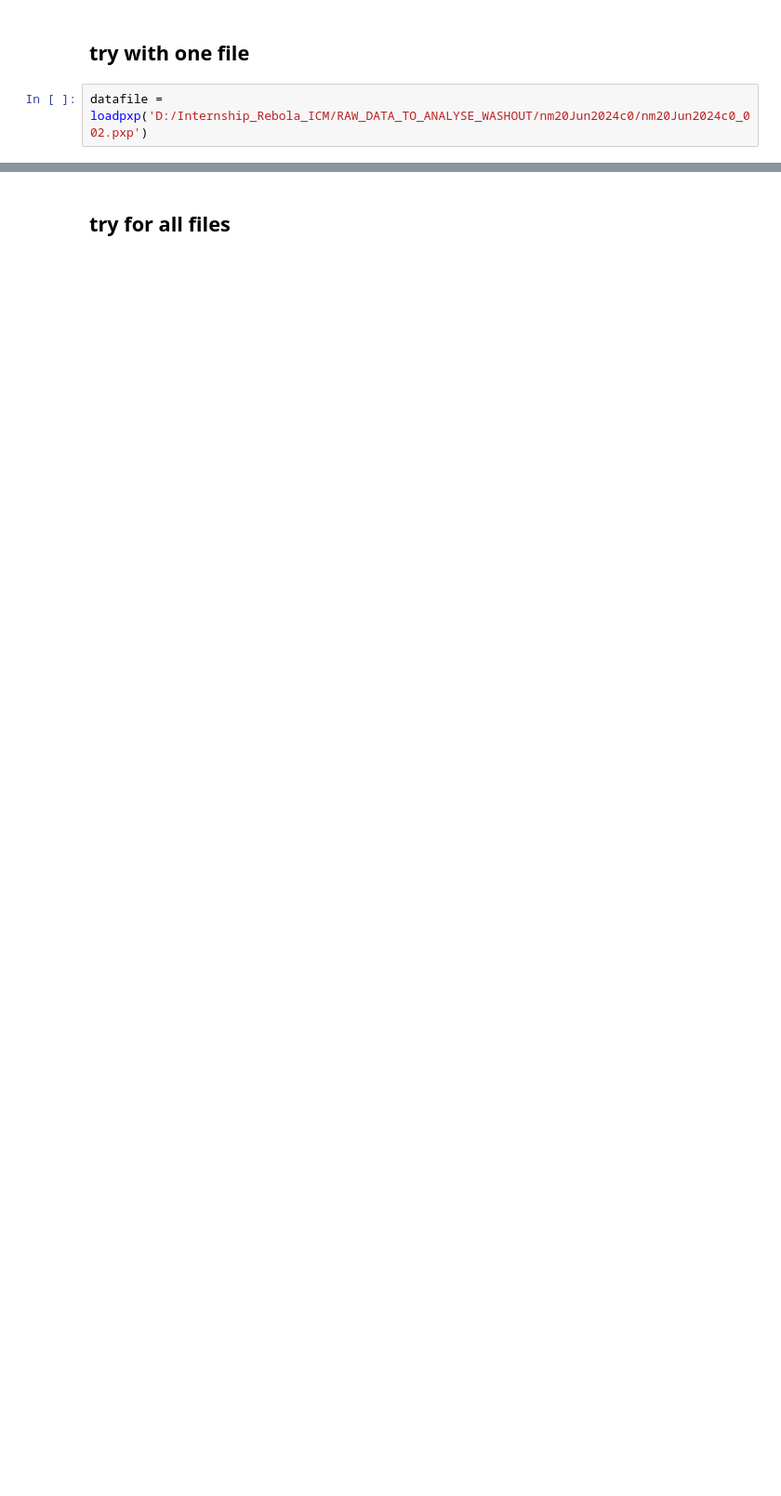
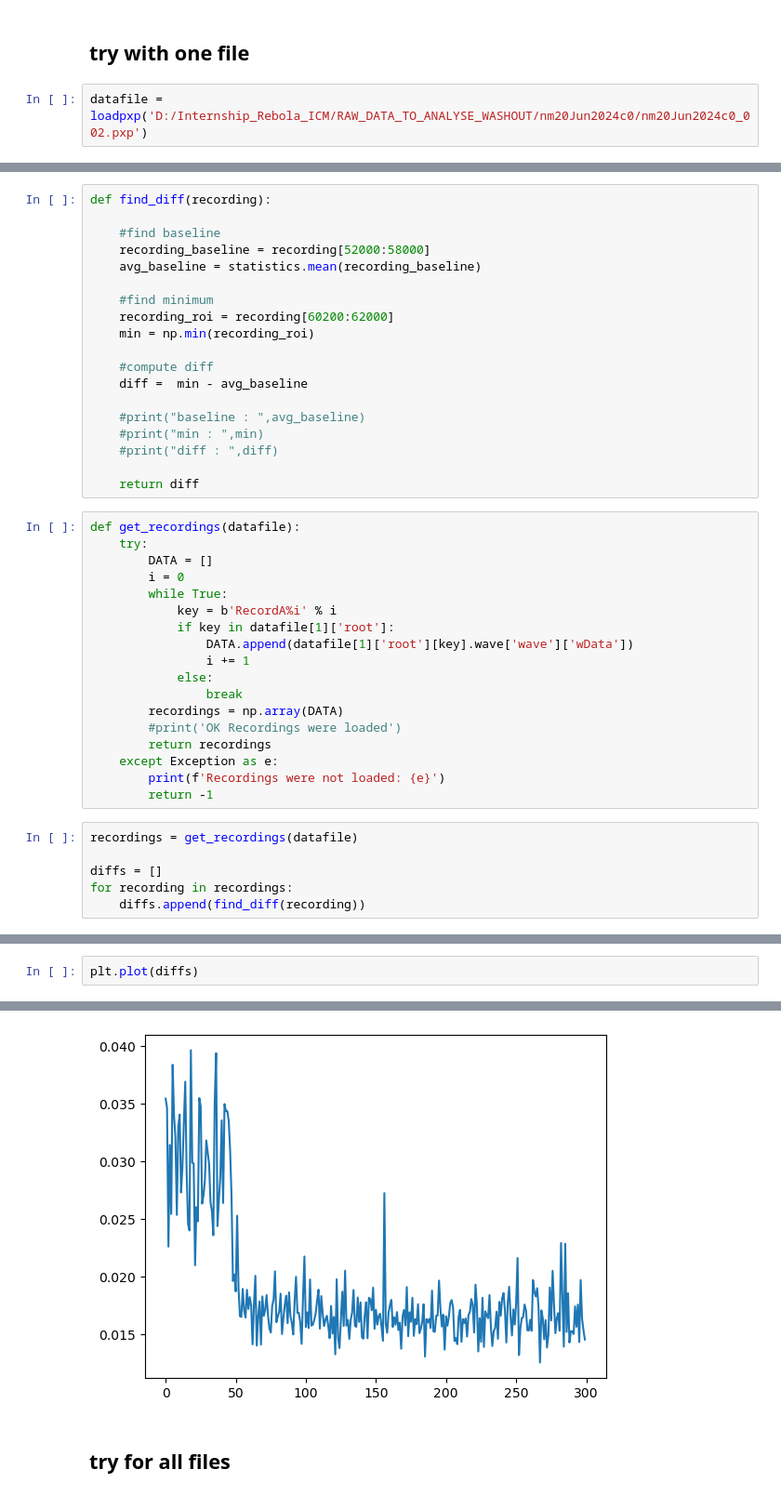
Before and after one commit to LauraGonzalez2000/Intracellular_recording, a Jupyter notebook: src/washout_experiment.ipynb, the cells around one changed output, grey strips where cells are left out. Shown at 93% size. Drawn from its saved outputs; the diff is of its cells as text; blank space fills up the shorter version.

Commit message:
plot works, check if normalization is correct

```diff
--- a/src/washout_experiment.ipynb
+++ b/src/washout_experiment.ipynb
@@ -62,0 +14,43 @@ TypeError: unsupported operand type(s) for -: 'float' and 'builtin_function_or_m
+# %%
+def find_diff(recording):
+
+    #find baseline
+    recording_baseline = recording[52000:58000]
+    avg_baseline = statistics.mean(recording_baseline)
+
+    #find minimum
+    recording_roi = recording[60200:62000]
+    min = np.min(recording_roi)
+
+    #compute diff
+    diff =  min - avg_baseline
+
+    #print("baseline : ",avg_baseline)
+    #print("min : ",min)
+    #print("diff : ",diff)
+
+    return diff
+# %%
+def get_recordings(datafile):
+    try:
+        DATA = []
+        i = 0
+        while True:
+            key = b'RecordA%i' % i
+            if key in datafile[1]['root']:
+                DATA.append(datafile[1]['root'][key].wave['wave']['wData'])
+                i += 1
+            else:
+                break
+        recordings = np.array(DATA)
+        #print('OK Recordings were loaded')
+        return recordings
+    except Exception as e:
+        print(f'Recordings were not loaded: {e}')
+        return -1
+# %%
+recordings = get_recordings(datafile)
+
+diffs = []
+for recording in recordings:
+    diffs.append(find_diff(recording))
@@ -62,0 +59,3 @@ TypeError: unsupported operand type(s) for -: 'float' and 'builtin_function_or_m
+# %%
+plt.plot(diffs)
+# %% [output]
@@ -63,3 +63,4 @@ TypeError: unsupported operand type(s) for -: 'float' and 'builtin_function_or_m
+[figure, added]
 # %% [markdown]
 ## try for all files
 # %%
```
Also changed, not shown: parts of 25 cells of this notebook.
